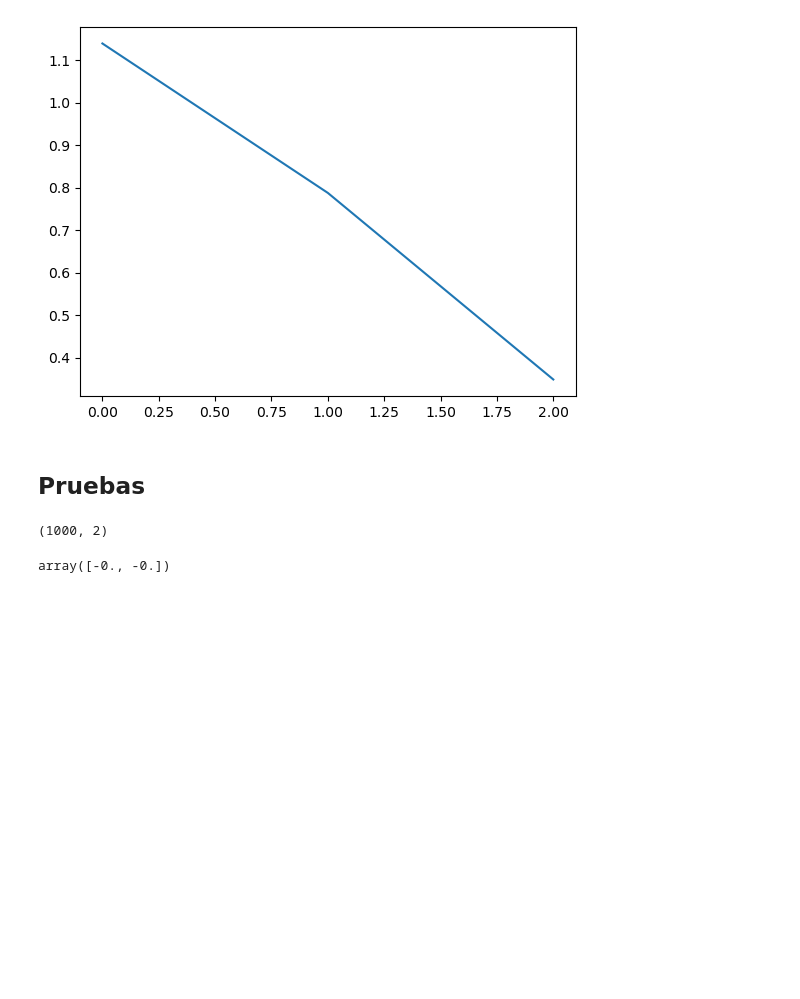
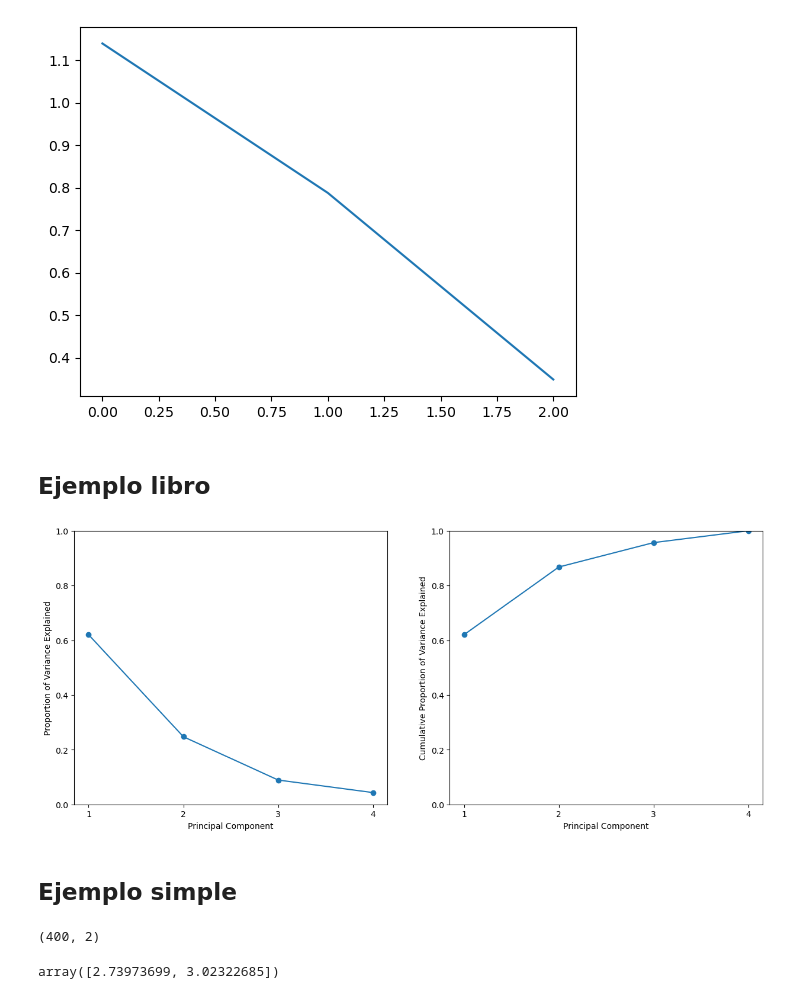
Before and after one commit to Otza02/presentacion-PCA, a Jupyter notebook: prueba_codigo.ipynb, the cells around one changed output. Saved outputs shown, nothing was run; the diff lists cells and outputs as text; code cells hidden in the pictures; blank space fills up the shorter version.

```diff
--- a/prueba_codigo.ipynb
+++ b/prueba_codigo.ipynb
@@ -119,19 +48,46 @@ plt.plot(np.cumsum(pca.explained_variance_ratio_), marker="o");
 plt.plot(pca.explained_variance_);
 # %% [output]
 [figure]
-# %% [markdown]
-## Pruebas
+# %% [markdown]
+## Ejemplo libro
+# %%
+fig, axes = plt.subplots(1, 2, figsize=(15, 6))
+ticks = np.arange(pca.n_components_)+1
+ax = axes[0]
+ax.plot(ticks,
+        pca.explained_variance_ratio_,
+        marker='o')
+
+ax.set_xlabel('Principal Component');
+ax.set_ylabel('Proportion of Variance Explained')
+ax.set_ylim([0,1])
+ax.set_xticks(ticks)
+
+ax = axes[1]
+ax.plot(ticks,
+        pca.explained_variance_ratio_.cumsum(),
+        marker='o')
+ax.set_xlabel('Principal Component')
+ax.set_ylabel('Cumulative Proportion of Variance Explained')
+ax.set_ylim([0, 1])
+ax.set_xticks(ticks);
+# %% [output]
+[figure, added]
+# %% [markdown]
+## Ejemplo simple
 # %%
-np.random.seed(42)
-theta = np.pi / 4
+np.random.seed(2025)
+theta = np.pi / 3
+n = 400
 rotar = np.array([[np.cos(theta), -np.sin(theta)],
                   [np.sin(theta), np.cos(theta)]])
-x = np.random.randn(1000, 2) @ np.diag([2, 0.5]) @ rotar + np.ones((1000, 2)) @ rotar
-xc = x - x.mean(axis=0)
-xc.shape
+x = np.concat([np.random.randn(n//2, 2) @ np.diag([2, .5]) @ rotar,
+               np.random.randn(n//2, 2) @ np.diag([2, .5]) @ rotar + np.array([5, 5])])
-# %% [output]
-(1000, 2)
-# %%
-xc.mean(axis=0).round(4)
-# %% [output]
-array([-0., -0.])
+# %%
+x.shape
+# %% [output]
+(400, 2)
+# %%
+x.std(axis=0)
+# %% [output]
+array([2.73973699, 3.02322685])
```
Also changed, not shown: parts of 33 cells of this notebook, 2 other files.
